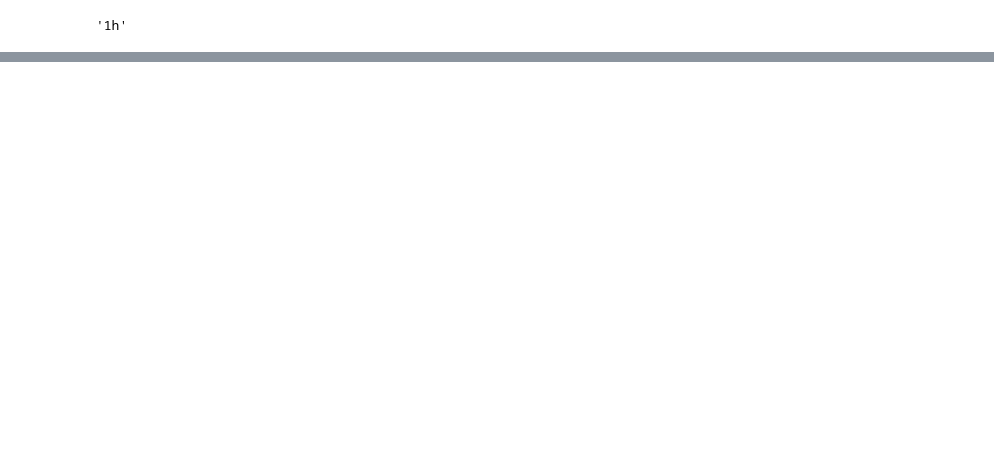
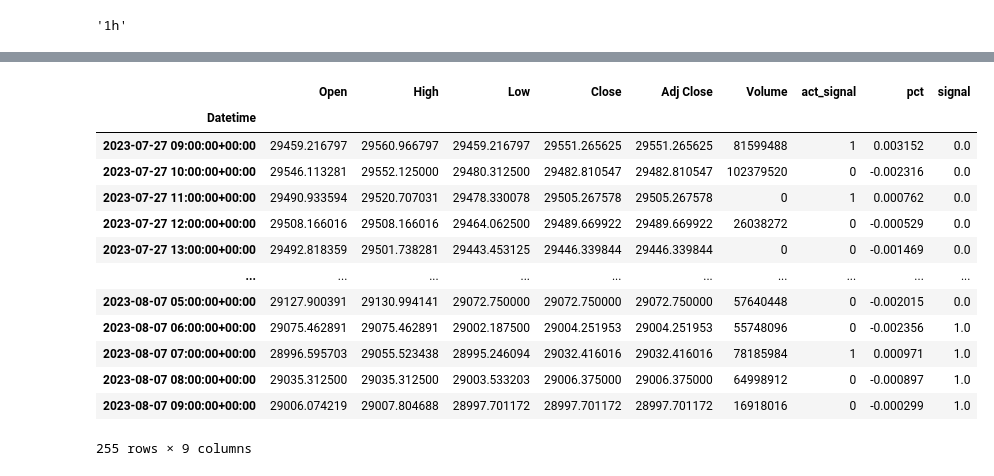
Before and after one commit to kozanakyel/KZ-Engine-Financial-AI-Assistant, a Jupyter notebook: signal-analysis/signal-analysis-1.ipynb, the cells around one changed output, grey strips where cells are left out. Cells and saved outputs as stored; diff of their text form; code cells hidden in the pictures; blank space fills up the shorter version.

```diff
--- a/signal-analysis/signal-analysis-1.ipynb
+++ b/signal-analysis/signal-analysis-1.ipynb
@@ -47,0 +74,17 @@ plt.plot(btc_yf.index, btc_yf["act_signal"])
+# %%
+btc_yf
+# %% [output]
+|  | Open | High | Low | Close | Adj Close | Volume | act_signal | pct | signal |
+| Datetime |  |  |  |  |  |  |  |  |  |
+| 2023-07-27 09:00:00+00:00 | 29459.216797 | 29560.966797 | 29459.216797 | 29551.265625 | 29551.265625 | 81599488 | 1 | 0.003152 | 0.0 |
+| 2023-07-27 10:00:00+00:00 | 29546.113281 | 29552.125000 | 29480.312500 | 29482.810547 | 29482.810547 | 102379520 | 0 | -0.002316 | 0.0 |
+| 2023-07-27 11:00:00+00:00 | 29490.933594 | 29520.707031 | 29478.330078 | 29505.267578 | 29505.267578 | 0 | 1 | 0.000762 | 0.0 |
+| 2023-07-27 12:00:00+00:00 | 29508.166016 | 29508.166016 | 29464.062500 | 29489.669922 | 29489.669922 | 26038272 | 0 | -0.000529 | 0.0 |
+| 2023-07-27 13:00:00+00:00 | 29492.818359 | 29501.738281 | 29443.453125 | 29446.339844 | 29446.339844 | 0 | 0 | -0.001469 | 0.0 |
+| ... | ... | ... | ... | ... | ... | ... | ... | ... | ... |
+| 2023-08-07 05:00:00+00:00 | 29127.900391 | 29130.994141 | 29072.750000 | 29072.750000 | 29072.750000 | 57640448 | 0 | -0.002015 | 0.0 |
+| 2023-08-07 06:00:00+00:00 | 29075.462891 | 29075.462891 | 29002.187500 | 29004.251953 | 29004.251953 | 55748096 | 0 | -0.002356 | 1.0 |
+| 2023-08-07 07:00:00+00:00 | 28996.595703 | 29055.523438 | 28995.246094 | 29032.416016 | 29032.416016 | 78185984 | 1 | 0.000971 | 1.0 |
+| 2023-08-07 08:00:00+00:00 | 29035.312500 | 29035.312500 | 29003.533203 | 29006.375000 | 29006.375000 | 64998912 | 0 | -0.000897 | 1.0 |
+| 2023-08-07 09:00:00+00:00 | 29006.074219 | 29007.804688 | 28997.701172 | 28997.701172 | 28997.701172 | 16918016 | 0 | -0.000299 | 1.0 |
+255 rows × 9 columns
```
Also changed, not shown: parts of 7 cells of this notebook.
